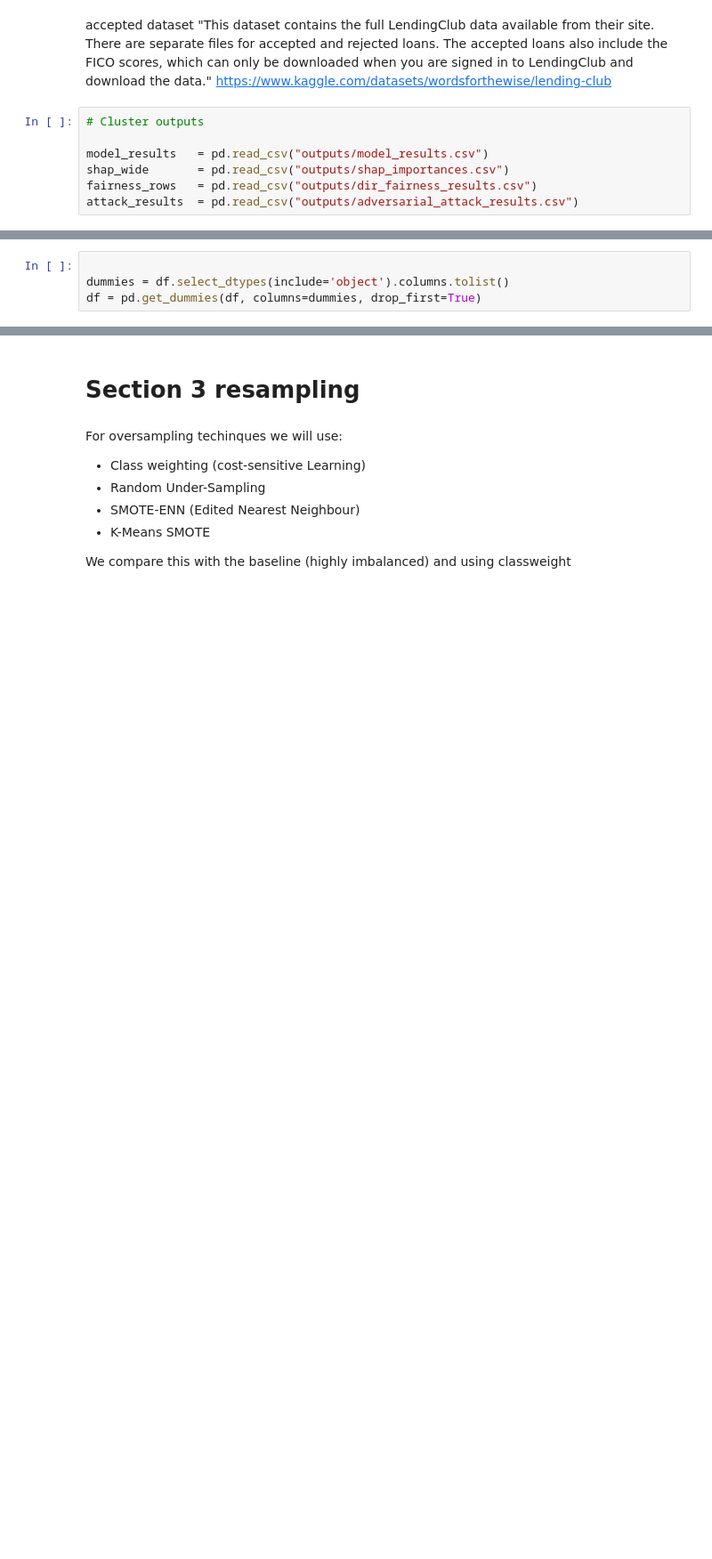
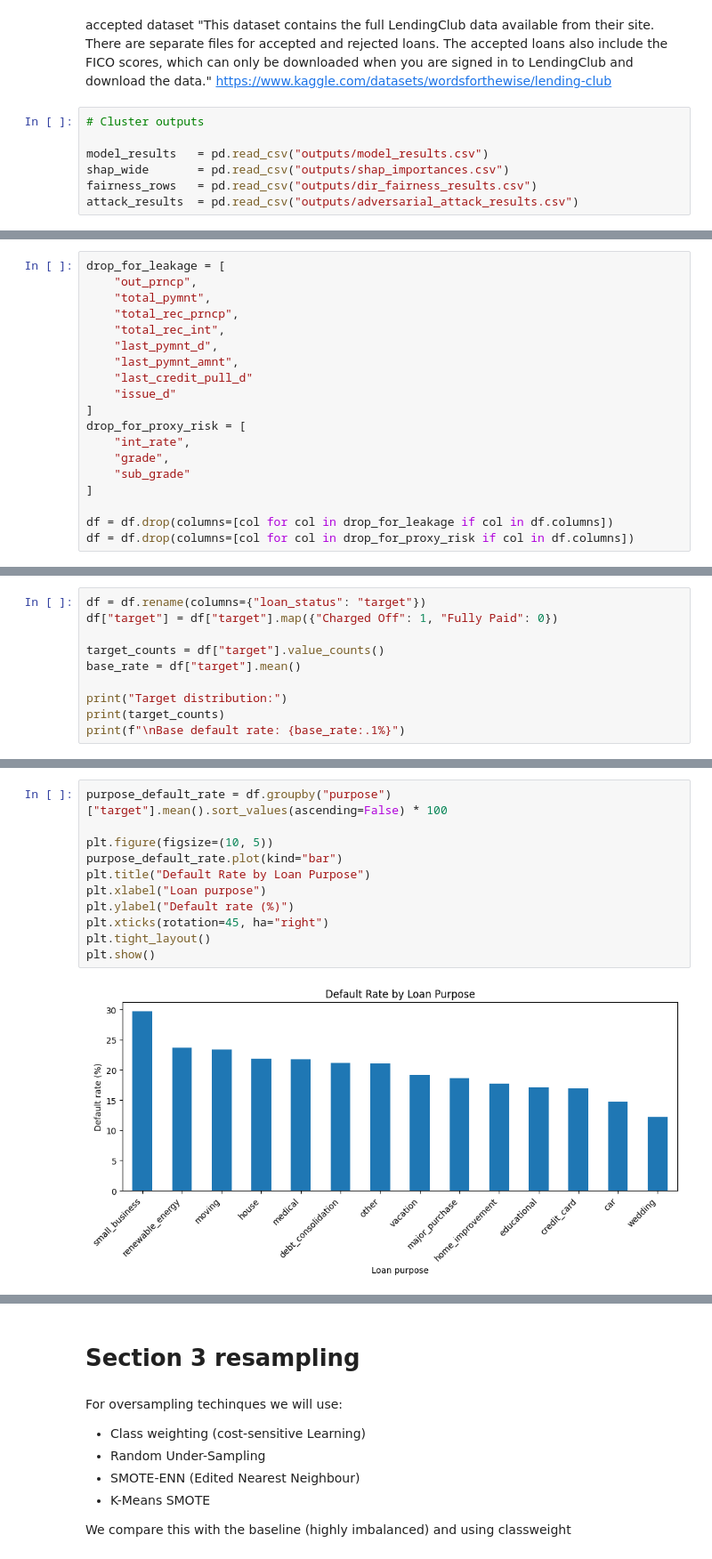
Before and after one commit to TimAngevare/Adversarial-Attacks-on-Class-Imbalanced-Lending-Default-Models, a Jupyter notebook: Notebook_Final_V1.ipynb, the cells around one changed output, grey strips where cells are left out. Shown at 89% size. Saved outputs shown, nothing was run; the diff lists cells and outputs as text; blank space fills up the shorter version.

```diff
--- a/Notebook_Final_V1.ipynb
+++ b/Notebook_Final_V1.ipynb
@@ -989,4 +228,0 @@ Finally we One-hot Encode the rest
-# %%
-
-dummies = df.select_dtypes(include='object').columns.tolist()
-df = pd.get_dummies(df, columns=dummies, drop_first=True)
@@ -1059,0 +522,19 @@ Bias statistics (Kolmogorov-Smirnov test):
+# %%
+drop_for_leakage = [
+    "out_prncp",
+    "total_pymnt",
+    "total_rec_prncp",
+    "total_rec_int",
+    "last_pymnt_d",
+    "last_pymnt_amnt",
+    "last_credit_pull_d"
+    "issue_d"
+]
+drop_for_proxy_risk = [
+    "int_rate",
+    "grade",
+    "sub_grade"
+]
+
+df = df.drop(columns=[col for col in drop_for_leakage if col in df.columns])
+df = df.drop(columns=[col for col in drop_for_proxy_risk if col in df.columns])
@@ -1059,0 +618,10 @@ Bias statistics (Kolmogorov-Smirnov test):
+# %%
+df = df.rename(columns={"loan_status": "target"})
+df["target"] = df["target"].map({"Charged Off": 1, "Fully Paid": 0})
+
+target_counts = df["target"].value_counts()
+base_rate = df["target"].mean()
+
+print("Target distribution:")
+print(target_counts)
+print(f"\nBase default rate: {base_rate:.1%}")
@@ -1059,0 +642,13 @@ Bias statistics (Kolmogorov-Smirnov test):
+# %%
+purpose_default_rate = df.groupby("purpose")["target"].mean().sort_values(ascending=False) * 100
+
+plt.figure(figsize=(10, 5))
+purpose_default_rate.plot(kind="bar")
+plt.title("Default Rate by Loan Purpose")
+plt.xlabel("Loan purpose")
+plt.ylabel("Default rate (%)")
+plt.xticks(rotation=45, ha="right")
+plt.tight_layout()
+plt.show()
+# %% [output]
+[figure, added]
```
Also changed, not shown: parts of 153 cells of this notebook.
